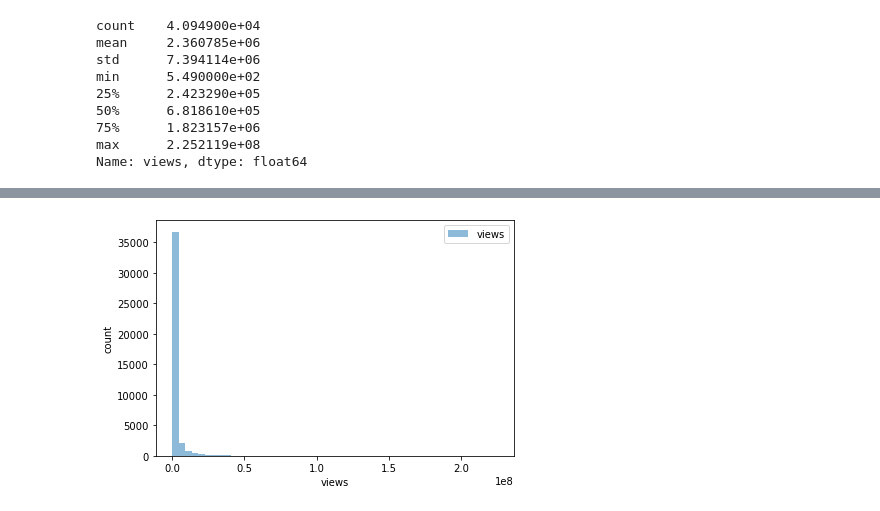
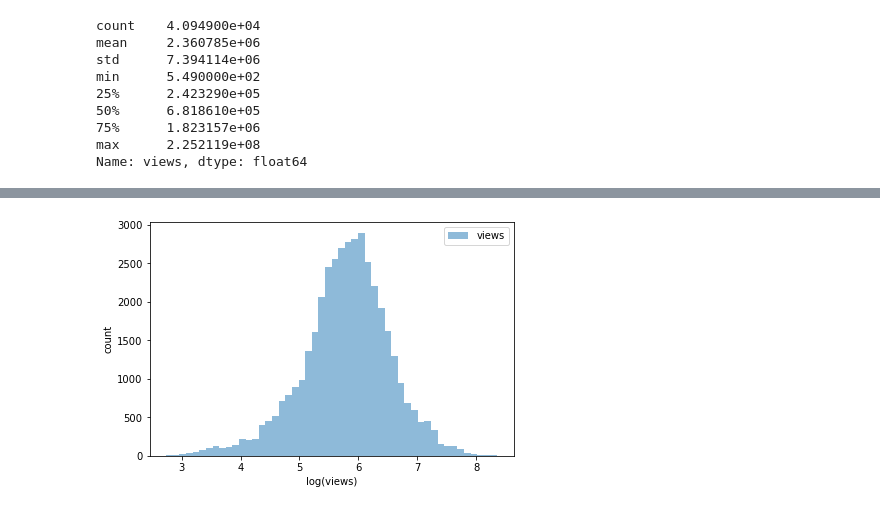
Before and after one commit to tongxinw/YouTube_video_analysis, a Jupyter notebook: process.ipynb, the cells around one changed output, grey strips where cells are left out. Cells and saved outputs as stored; diff of their text form; code cells hidden in the pictures.

```diff
--- a/process.ipynb
+++ b/process.ipynb
@@ -241,13 +254,13 @@ ValueError: Could not interpret input 'action_rate'
 # %%
 categories = df['category_name'].unique()
-bin_range = (df['views'].min(),df['views'].max())
+bin_range = (df['view_log'].min(),df['view_log'].max())
 
-plt.hist(df['views'],alpha=0.5,range=bin_range,bins=50, label = 'views')
+plt.hist(df['view_log'],alpha=0.5,range=bin_range,bins=50, label = 'views')
 plt.legend()
 plt.ylabel('count')
-plt.xlabel('views')
+plt.xlabel('log(views)')
 plt.tight_layout()
 # plt.savefig('figures/histo.png',dpi=300)
 plt.show()
 # %% [output]
-[figure, old version]
+[figure, new version]
```
Also changed, not shown: parts of 18 cells of this notebook.
